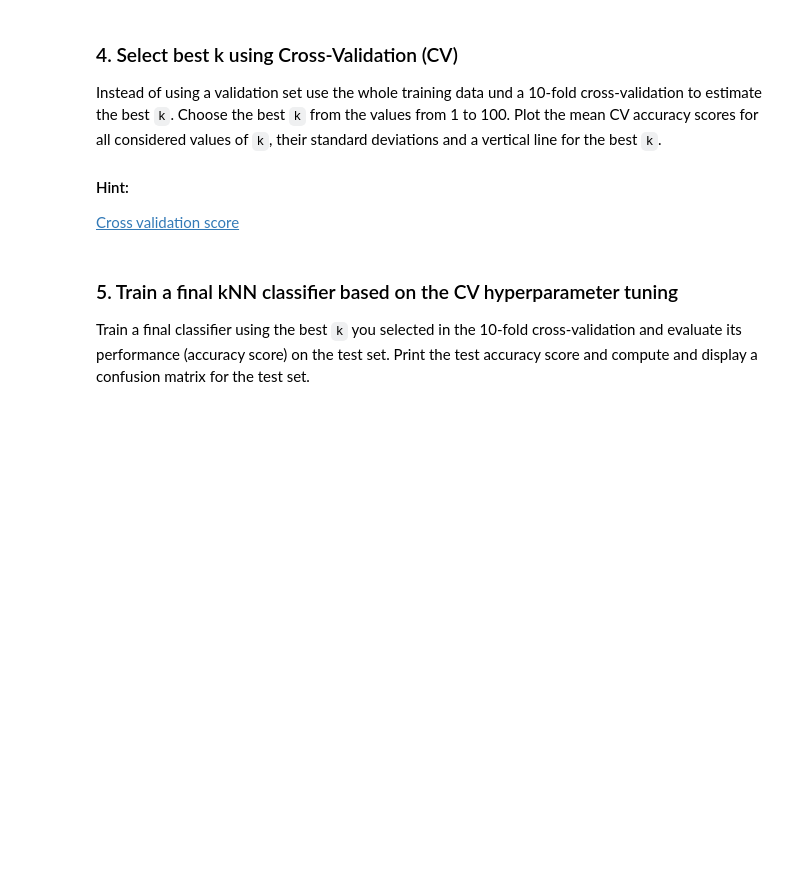
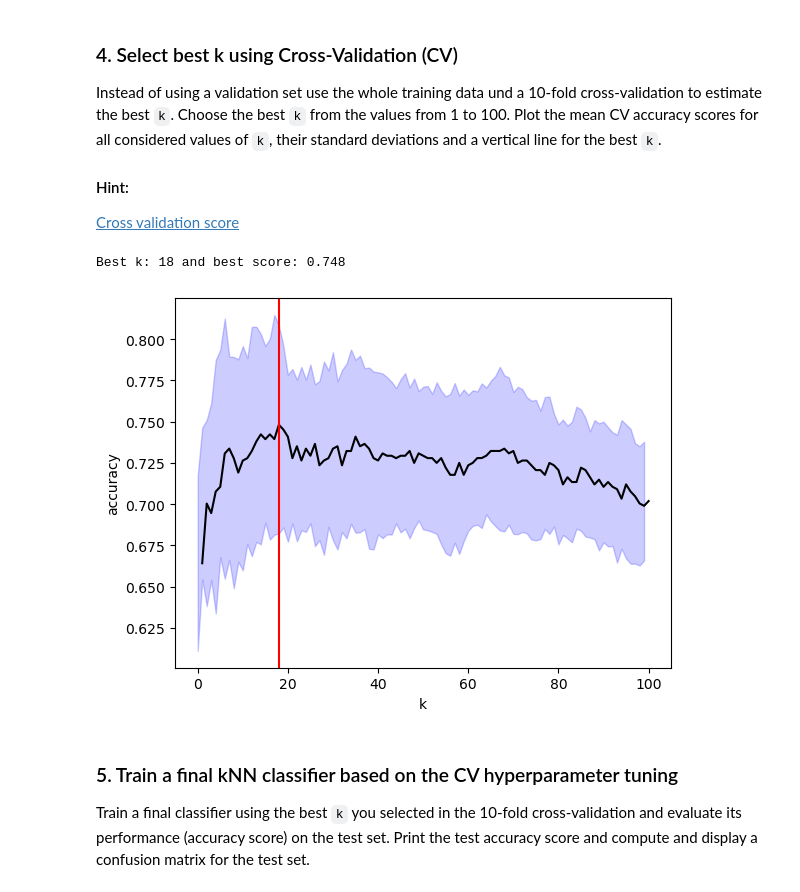
Before and after one commit to AndBlx/machine-learning, a Jupyter notebook: Exercise3/Exercise3_ModelSelection.ipynb, the cells around one changed output. Drawn from its saved outputs; the diff is of its cells as text; code cells hidden in the pictures; blank space fills up the shorter version.

```diff
--- a/Exercise3/Exercise3_ModelSelection.ipynb
+++ b/Exercise3/Exercise3_ModelSelection.ipynb
@@ -139,26 +141,42 @@ Instead of using a validation set use the whole training data und a 10-fold cros
 # %%
 # single crossvalidation for given K
 from sklearn.neighbors import KNeighborsClassifier
 from sklearn.model_selection import cross_val_score
 
 # arrays to store the mean and standard deviation of the cross validation scores for each tested value of k
 mean_scores = np.array([])
 scores_std =np.array([])
 # loop from 1 to 100 to find the best k for kNN
 for k in range(1,101):
 #### START YOUR CODE HERE ####
   # create a new kNN model
+    knn_CV = KNeighborsClassifier(n_neighbors=k)
 
   # compute the accuracy scores for each fold of a 10-fold CV
+    val = cross_val_score(knn_CV, X_train, y_train, cv=10)
+
+  # compute the average and standard deviation of the CV scores and add them to their respective arrays
+    mean_scores = np.append(mean_scores, np.mean(val))
+    scores_std = np.append(scores_std, np.std(val))
+
+# find the best k and best score
+best_k_CV = np.argmax(mean_scores) + 1
+best_score_CV = np.max(mean_scores)
+print(f'Best k: {best_k_CV} and best score: {round(best_score_CV,3)}')
+
+# plot all scores for all tested values of k with their standard deviations and a vertical line the depicts the best k
+plt.plot(range(1, 101), mean_scores,c='black')
+plt.axvline(best_k_CV, color='red')
+plt.xlabel("k")
+plt.ylabel("accuracy")
+plt.fill_between(range(0, len(mean_scores)), mean_scores + scores_std, mean_scores - scores_std, alpha=0.2, color='blue')
+plt.show();
 
 
-  # compute the average and standard deviation of the CV scores and add them to their respective arrays
-
-# find the best k and best score
-
-# plot all scores for all tested values of k with their standard deviations and a vertical line the depicts the best k
-
 #### END YOUR CODE HERE ####
+# %% [output]
+Best k: 18 and best score: 0.748
+[figure, added]
 # %% [markdown]
 ### 5. Train a final kNN classifier based on the CV hyperparameter tuning
 Train a final classifier using the best `k` you selected in the 10-fold cross-validation and evaluate its performance (accuracy score) on the test set. Print the test accuracy score and compute and display a confusion matrix for the test set.
```
Also changed, not shown: parts of 4 cells of this notebook.
